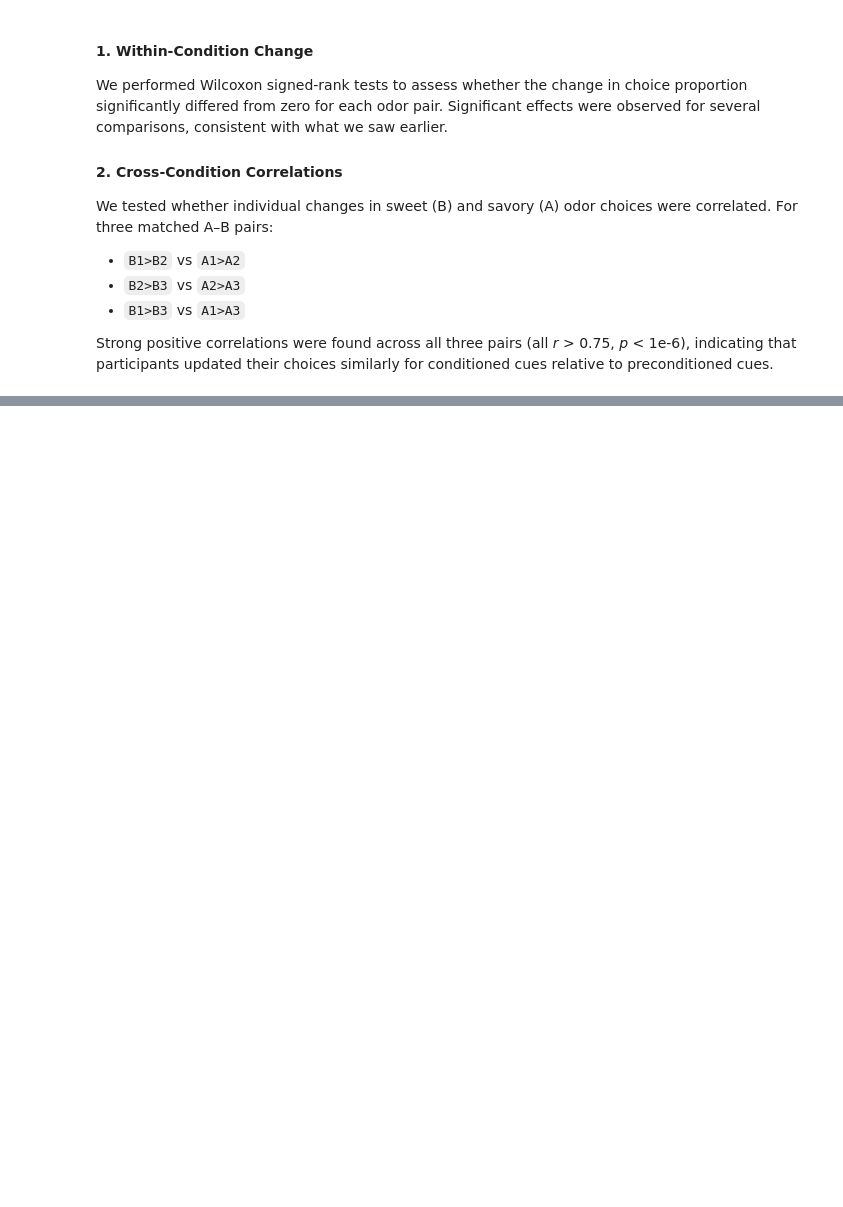
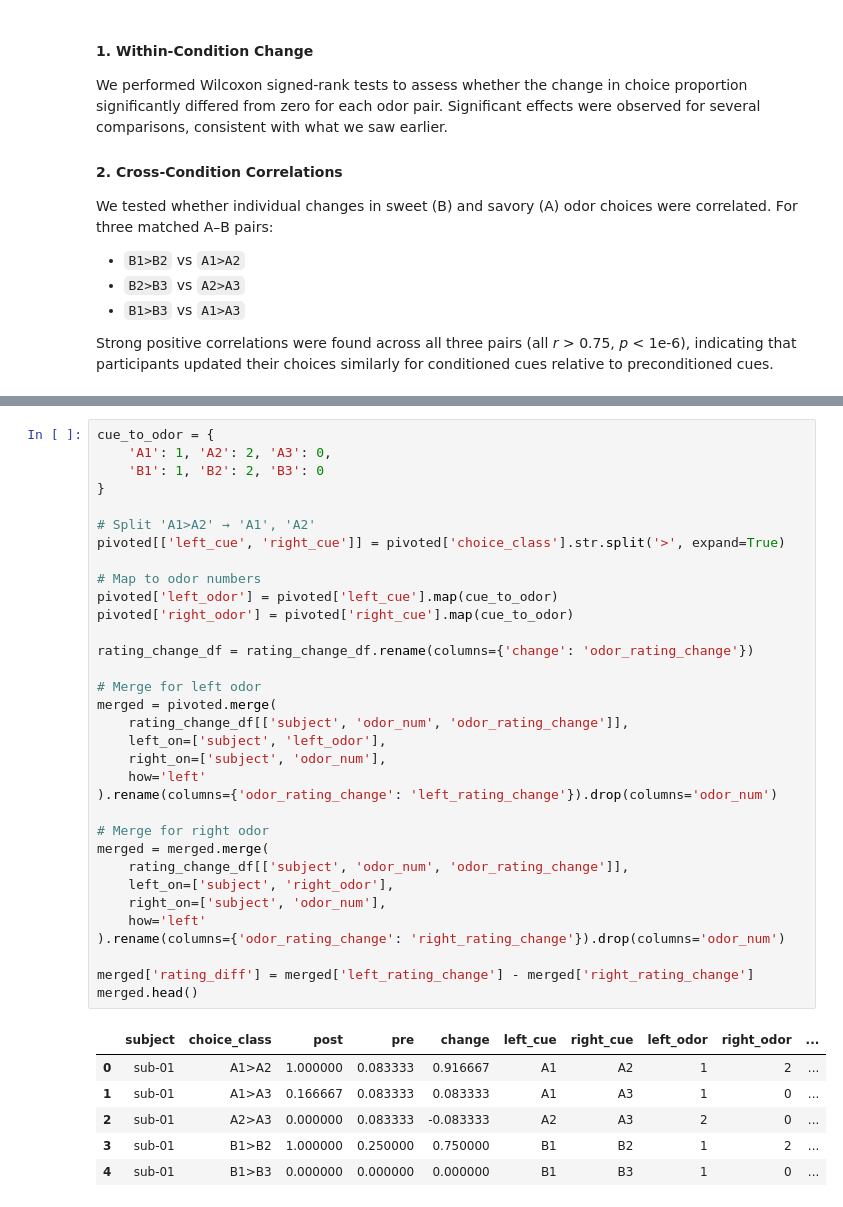
Before and after one commit to QingfangLiu/project-spcd, a Jupyter notebook: behavior/analyze_behaviors.ipynb, the cells around one changed output, grey strips where cells are left out. Saved outputs shown, nothing was run; the diff lists cells and outputs as text; blank space fills up the shorter version.

```diff
--- a/behavior/analyze_behaviors.ipynb
+++ b/behavior/analyze_behaviors.ipynb
@@ -404,0 +470,40 @@ Strong positive correlations were found across all three pairs (all *r* > 0.75,
+# %%
+cue_to_odor = {
+    'A1': 1, 'A2': 2, 'A3': 0,
+    'B1': 1, 'B2': 2, 'B3': 0
+}
+
+# Split 'A1>A2' → 'A1', 'A2'
+pivoted[['left_cue', 'right_cue']] = pivoted['choice_class'].str.split('>', expand=True)
+
+# Map to odor numbers
+pivoted['left_odor'] = pivoted['left_cue'].map(cue_to_odor)
+pivoted['right_odor'] = pivoted['right_cue'].map(cue_to_odor)
+
+rating_change_df = rating_change_df.rename(columns={'change': 'odor_rating_change'})
+
+# Merge for left odor
+merged = pivoted.merge(
+    rating_change_df[['subject', 'odor_num', 'odor_rating_change']],
+    left_on=['subject', 'left_odor'],
+    right_on=['subject', 'odor_num'],
+    how='left'
+).rename(columns={'odor_rating_change': 'left_rating_change'}).drop(columns='odor_num')
+
+# Merge for right odor
+merged = merged.merge(
+    rating_change_df[['subject', 'odor_num', 'odor_rating_change']],
+    left_on=['subject', 'right_odor'],
+    right_on=['subject', 'odor_num'],
+    how='left'
+).rename(columns={'odor_rating_change': 'right_rating_change'}).drop(columns='odor_num')
+
+merged['rating_diff'] = merged['left_rating_change'] - merged['right_rating_change']
+merged.head()
+# %% [output]
+|  | subject | choice_class | post | pre | change | left_cue | right_cue | left_odor | right_odor | ... |
+| 0 | sub-01 | A1>A2 | 1.000000 | 0.083333 | 0.916667 | A1 | A2 | 1 | 2 | ... |
+| 1 | sub-01 | A1>A3 | 0.166667 | 0.083333 | 0.083333 | A1 | A3 | 1 | 0 | ... |
+| 2 | sub-01 | A2>A3 | 0.000000 | 0.083333 | -0.083333 | A2 | A3 | 2 | 0 | ... |
+| 3 | sub-01 | B1>B2 | 1.000000 | 0.250000 | 0.750000 | B1 | B2 | 1 | 2 | ... |
+| 4 | sub-01 | B1>B3 | 0.000000 | 0.000000 | 0.000000 | B1 | B3 | 1 | 0 | ... |
```
Also changed, not shown: parts of 10 cells of this notebook, 3 other files.
